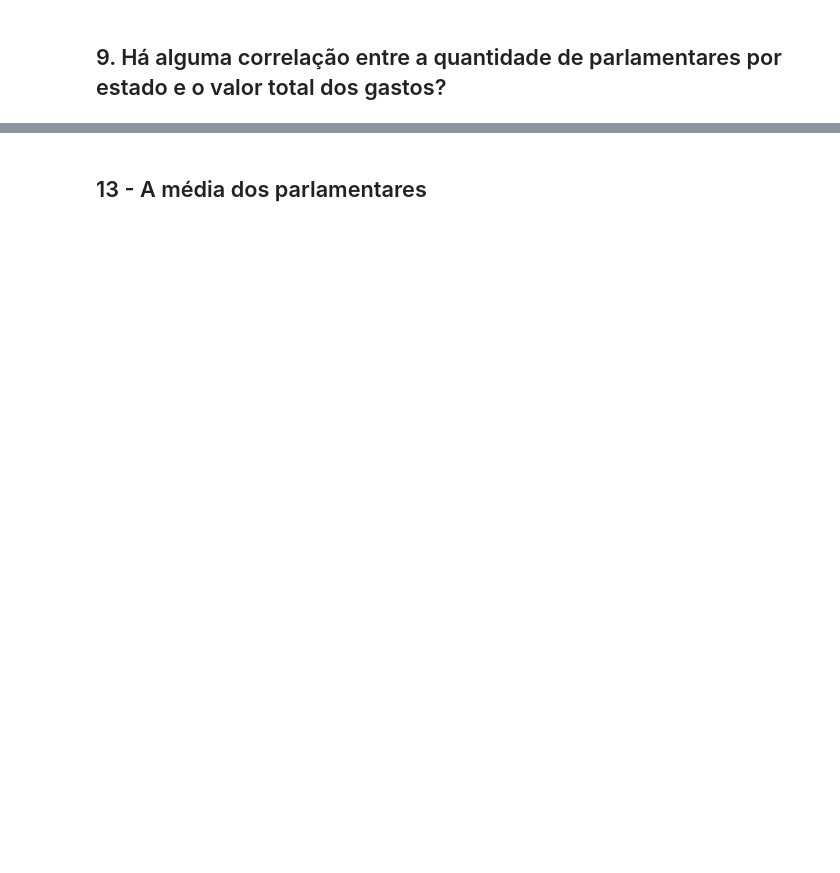
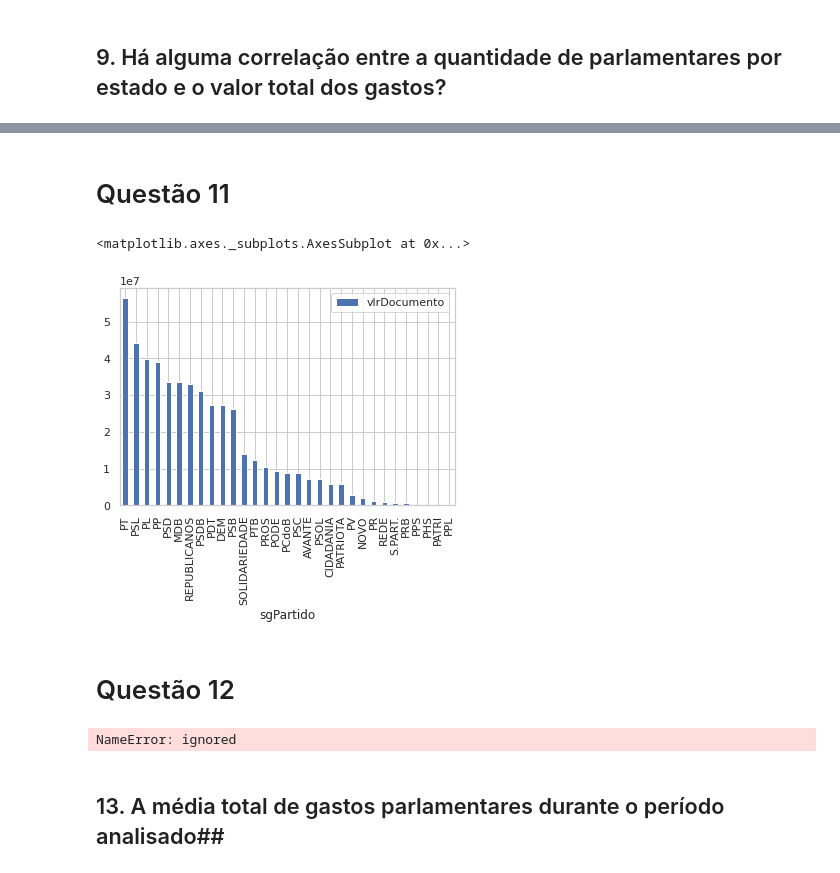
Before and after one commit to Reinaldos/Reinaldos, a Jupyter notebook: Projeto_5.ipynb, the cells around one changed output, grey strips where cells are left out. Cells and saved outputs as stored; diff of their text form; code cells hidden in the pictures; blank space fills up the shorter version.

```diff
--- a/Projeto_5.ipynb
+++ b/Projeto_5.ipynb
@@ -916,0 +1111,12 @@ print()
+# %%
+x = dfparlamentarcompleto[['sgPartido','vlrDocumento','sgUF']].dropna().groupby('sgPartido').sum().sort_values(by='vlrDocumento',ascending = False)
+x
+# %% [markdown]
+# Questão 11
+# %%
+x.plot(kind='bar')
+# %% [output]
+<matplotlib.axes._subplots.AxesSubplot at 0x...>
+[figure, added]
+# %% [markdown]
+# Questão 12
@@ -916,0 +1139,11 @@ print()
+# %%
+y = np.array(gastos_uftotal['Valor_Total']/1000000)
+x = np.array(gastos_uftotal.sgPartido)
+plt.figure(figsize=(20,7))
+plt.subplot(1,2,1)
+plt.xticks(gastos_uftotal.index, rotation = 90)
+plt.grid(axis= 'y')
+plt.bar(x,y)
+plt.title('Despesas em Milhões de Reais por Partido')
+# %% [output]
+NameError: ignored
@@ -917,5 +1160,5 @@ print()
 # %% [markdown]
-## 13 - A média dos parlamentares
+## 13. A média total de gastos parlamentares durante o período analisado##
 # %%
 media_parlamentares = dfparlamentarcompleto['vlrDocumento'].mean()
 media_parlamentares
```
Also changed, not shown: parts of 55 cells of this notebook.
